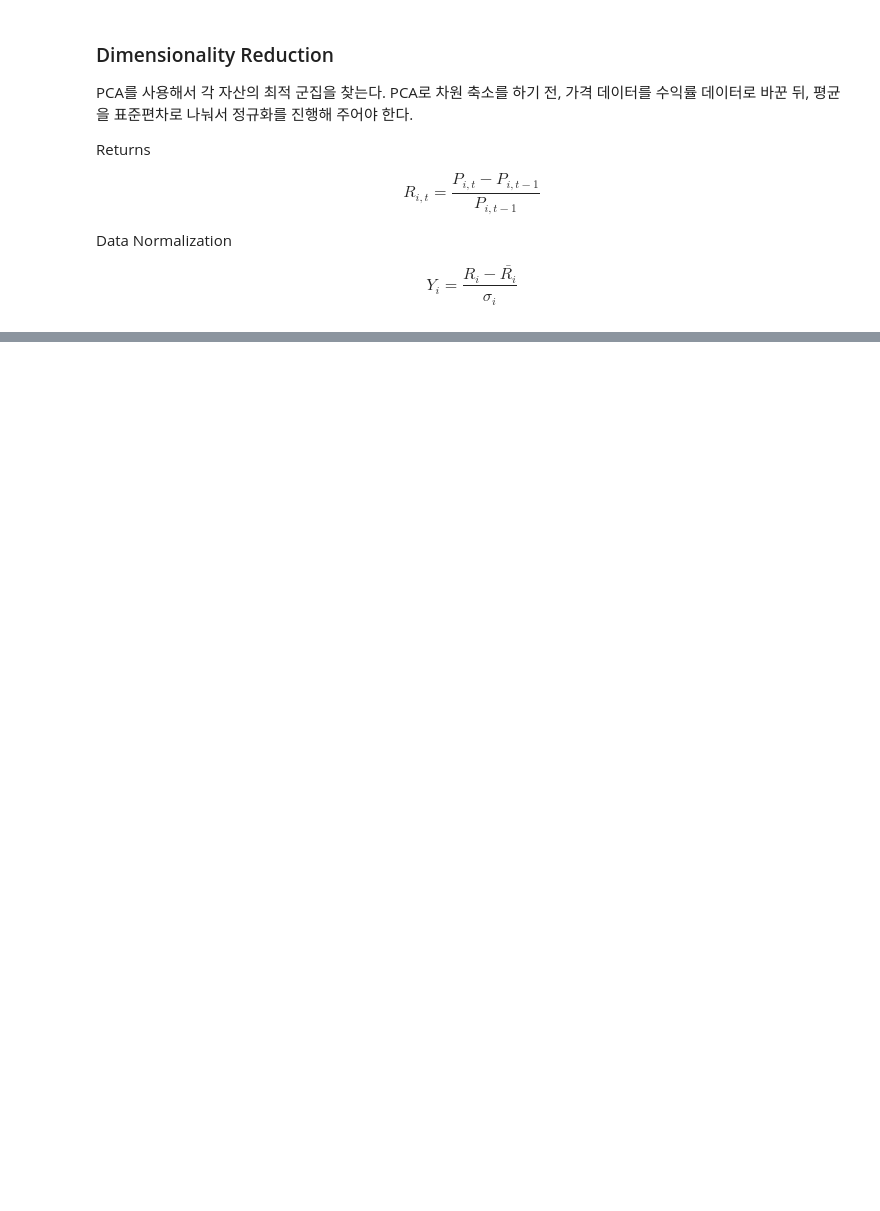
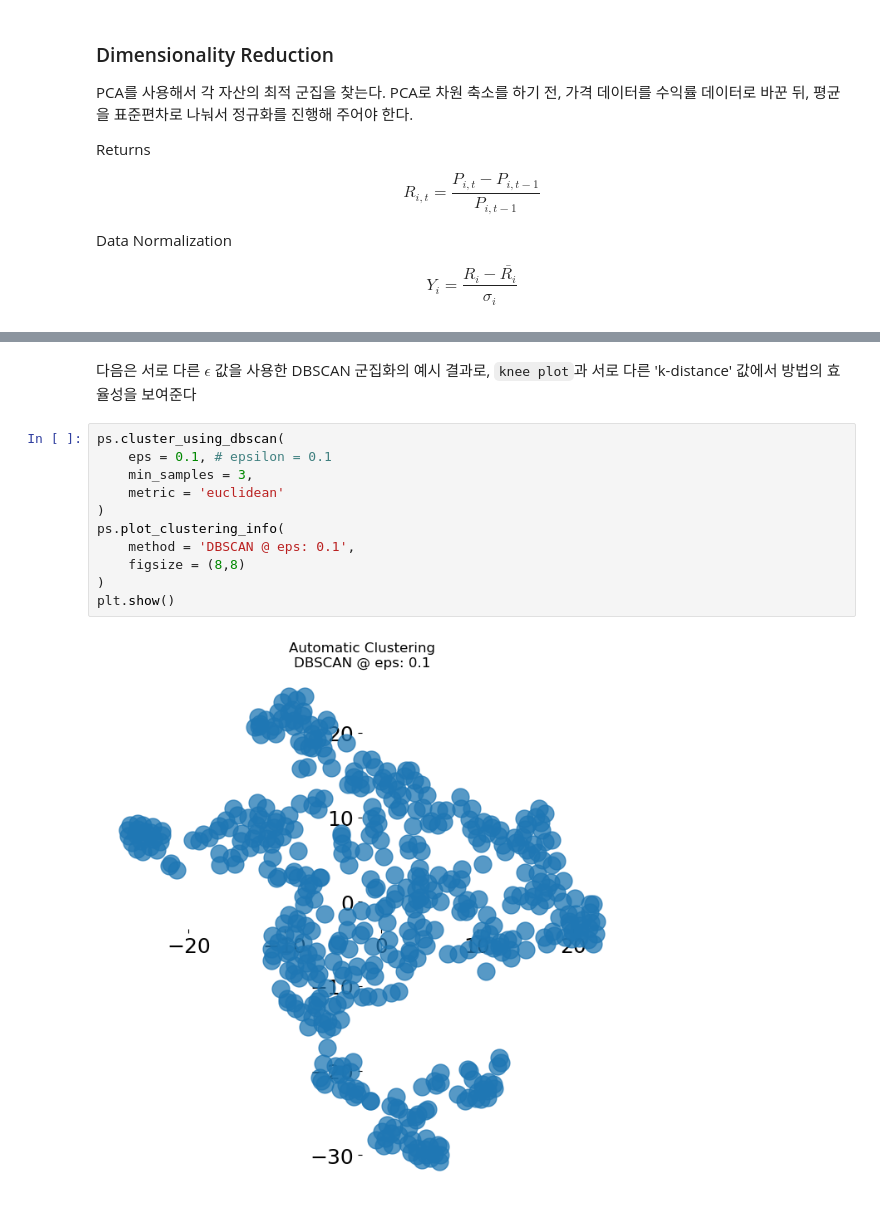
Before and after one commit to Tommylee1013/MLTrading, a Jupyter notebook: Notes/MachineLearningApproach/pair_selection.ipynb, the cells around one changed output, grey strips where cells are left out. Drawn from its saved outputs; the diff is of its cells as text; blank space fills up the shorter version.

```diff
--- a/Notes/MachineLearningApproach/pair_selection.ipynb
+++ b/Notes/MachineLearningApproach/pair_selection.ipynb
@@ -42,0 +71,15 @@ ps.plot_pca_matrix();
+# %% [markdown]
+다음은 서로 다른 $\epsilon$ 값을 사용한 DBSCAN 군집화의 예시 결과로, `knee plot`과 서로 다른 'k-distance' 값에서 방법의 효율성을 보여준다
+# %%
+ps.cluster_using_dbscan(
+    eps = 0.1, # epsilon = 0.1
+    min_samples = 3,
+    metric = 'euclidean'
+)
+ps.plot_clustering_info(
+    method = 'DBSCAN @ eps: 0.1',
+    figsize = (8,8)
+)
+plt.show()
+# %% [output]
+[figure, added]
```
Also changed, not shown: parts of 20 cells of this notebook.
